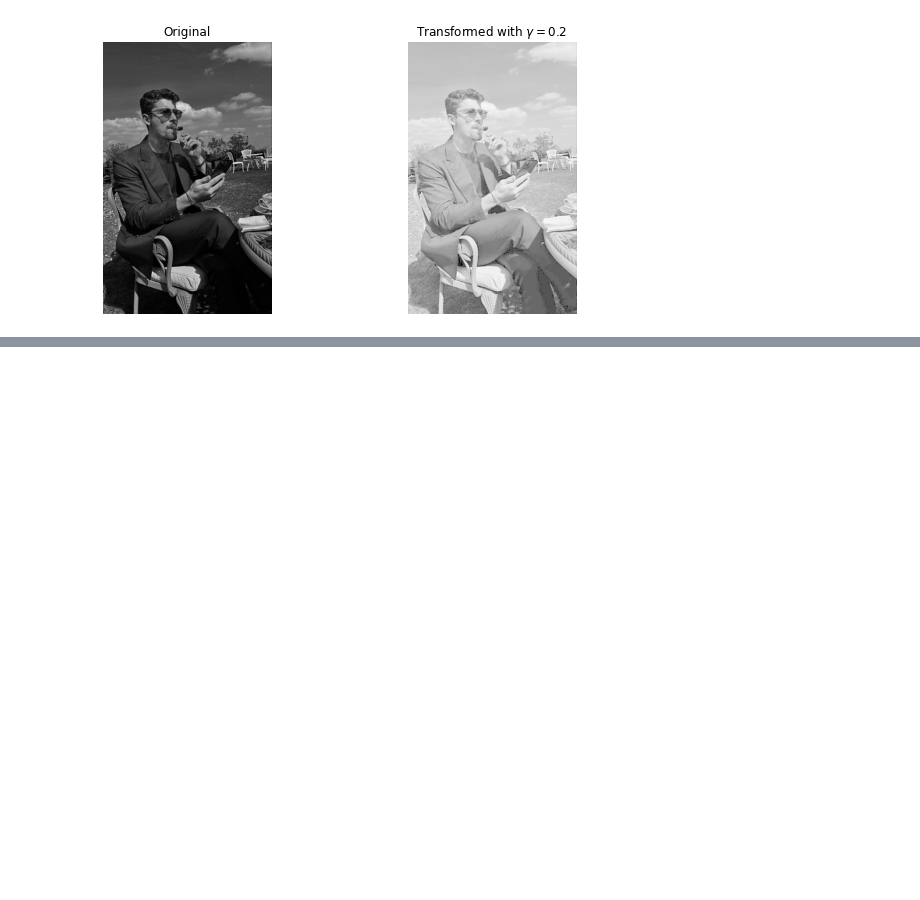
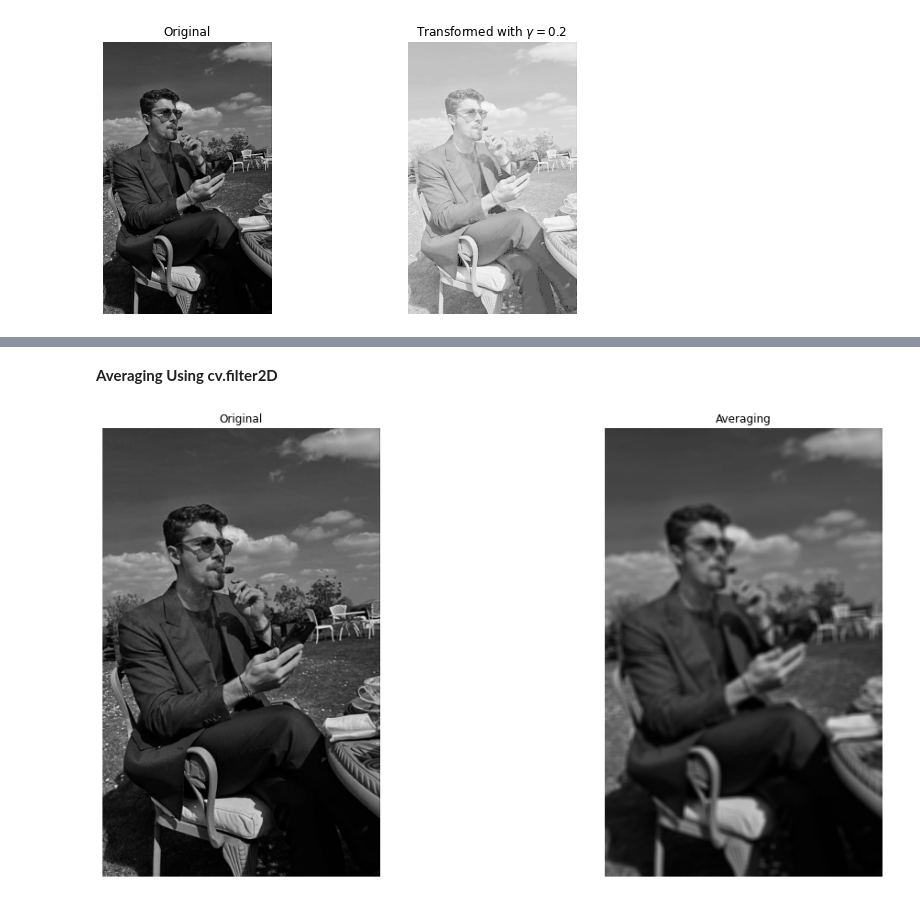
Before and after one commit to NavinduTharupathi/EN3160-Inclass, a Jupyter notebook: inclass_2024_07_03.ipynb, the cells around one changed output, grey strips where cells are left out. Saved outputs shown, nothing was run; the diff lists cells and outputs as text; code cells hidden in the pictures; blank space fills up the shorter version.

Commit message:
spatial filtering

```diff
--- a/inclass_2024_07_03.ipynb
+++ b/inclass_2024_07_03.ipynb
@@ -143,0 +232,26 @@ plt.show()
+# %% [markdown]
+**Averaging Using cv.filter2D**
+# %%
+#Average filtering
+
+import cv2 as cv
+import numpy as np
+from matplotlib import pyplot as pyplot
+
+im = cv.imread('D:\semester 5\EN3160\images\iman.jpg', cv.IMREAD_REDUCED_GRAYSCALE_2)
+assert im is not None
+
+k_s = 7
+kernal = np.ones((k_s,k_s),np.float32)/(k_s*k_s)
+imavg = cv.filter2D(im, cv.CV_32F, kernal)
+
+fig, axes = plt.subplots(1,2, sharex='all', sharey='all', figsize=(18,9))
+axes[0].imshow(im, cmap='gray', vmin=0, vmax=255)
+axes[0].set_title('Original')
+axes[0].axis('off')
+axes[1].imshow(imavg, cmap='gray', vmin=0, vmax=255)
+axes[1].set_title('Averaging')
+axes[1].axis('off')
+plt.show()
+# %% [output]
+[figure, added]
```
Also changed, not shown: parts of 9 cells of this notebook.
